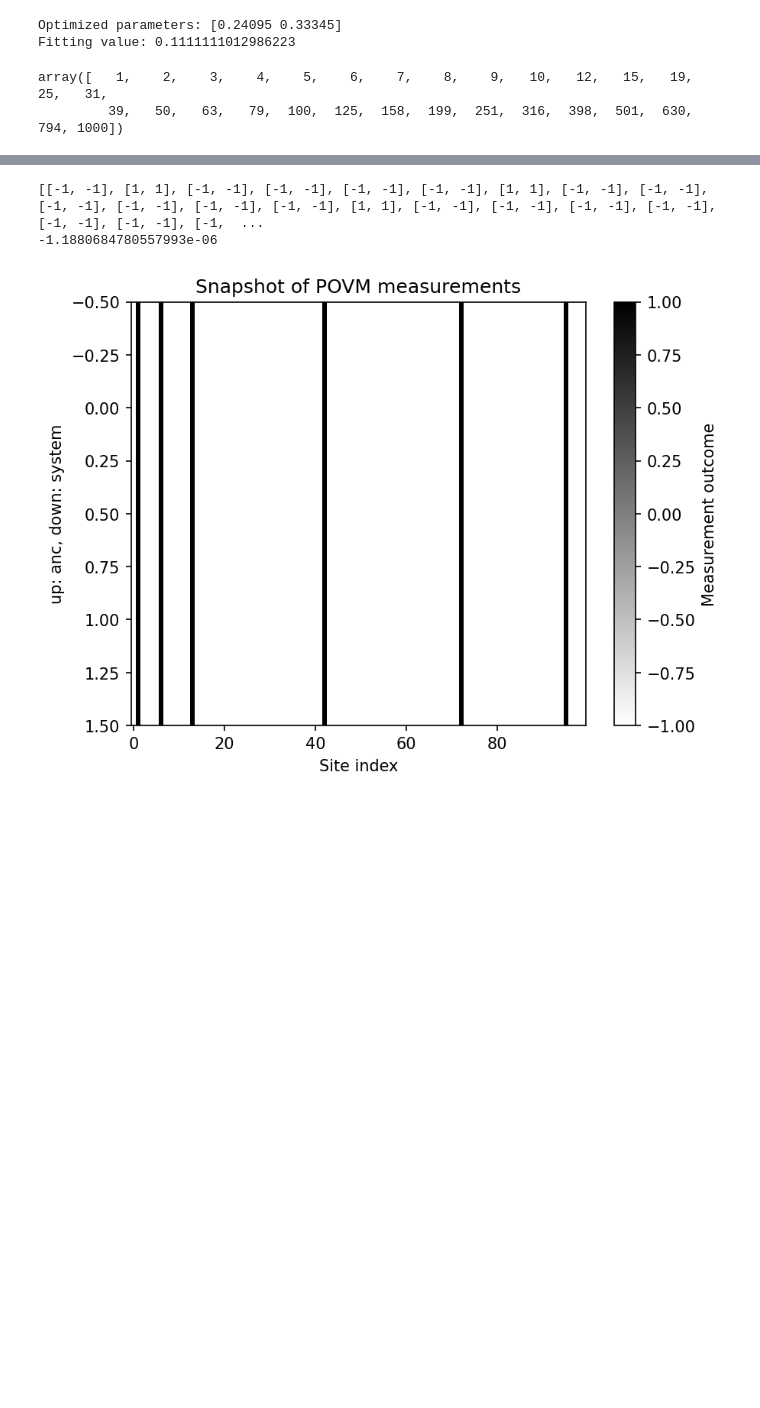
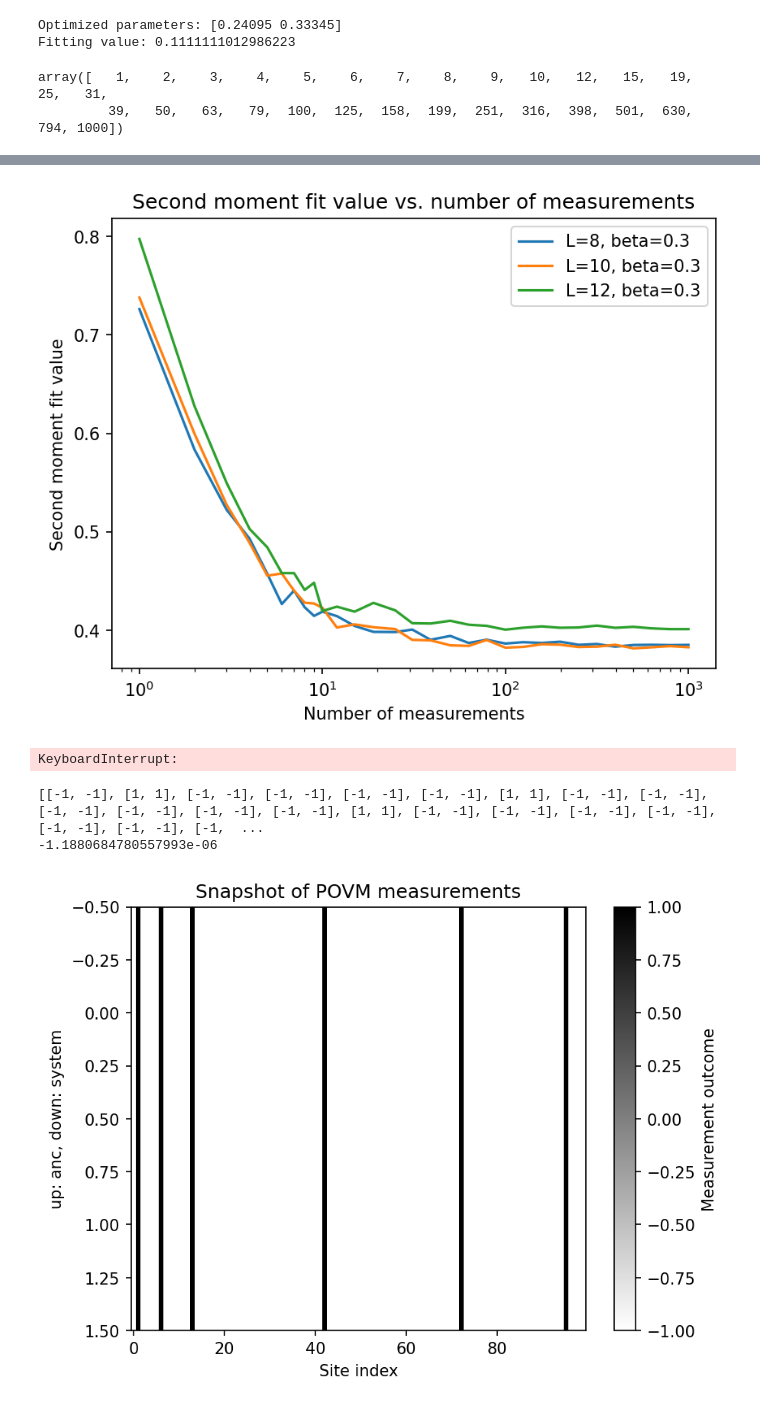
Before and after one commit to YueLiu01/MPSToolBox, a Jupyter notebook: snapshot_measurements.ipynb, the cells around one changed output, grey strips where cells are left out. Saved outputs shown, nothing was run; the diff lists cells and outputs as text; code cells hidden in the pictures; blank space fills up the shorter version.

```diff
--- a/snapshot_measurements.ipynb
+++ b/snapshot_measurements.ipynb
@@ -108,36 +227,89 @@ for L in [8, 10, 12]:
         N_shuffle = 100
         results = []
         for n in N_list:
             result_i = []
             for i in range(L):
                 for _ in range(N_shuffle):
                     observable = outcomes_sys[:,i]
 
                     # shuffle outcomes_anc together with observable
                     indices = np.random.permutation(N)
 
                     s = outcomes_anc[indices,:][:n]
                     o = observable[indices][:n]
 
                     def myfun(s, length_scale, amplitude):
                         if method == 'softcut':
                             return f_window_average_softcut(s, i, length_scale, amplitude, periodic=True)
                         elif method == 'hardcut':
                             return f_window_average_hardcut(s, i, length_scale, amplitude, periodic=True)
                         else:
                             raise ValueError('Unknown method')
-
-                    result_i.append(second_moment_snapshot_optimize(s, o, f=myfun, params0=[L/4, 1.0])[1])
+                    p, v, success = second_moment_snapshot_optimize(s, o, f=myfun, params0=[L/4, 1.0])
+                    if success:
+                        result_i.append(v)
+                    else:
+                        print(f"Optimization failed for L={L}, beta={beta}, n={n}, i={i}. Skipping this run.")
             results.append(np.mean(result_i))
 
         plt.semilogx(N_list, results, label='L='+str(L)+', beta='+str(beta))
-        np.save('CritIsing_L'+str(L)+'_beta'+str(beta)+'_Zsecond_moment'+method+'.npy', results)
+        np.save('CritIsing_L'+str(L)+'_beta'+str(beta)+'_Zsecond_moment_'+method+'.npy', results)
         np.save('CritIsing_L'+str(L)+'_beta'+str(beta)+'_ZN_list_'+method+'.npy', N_list)
 plt.xlabel('Number of measurements')
 plt.ylabel('Second moment fit value')
 plt.title('Second moment fit value vs. number of measurements')
 plt.legend()
 plt.show()
+# %% [output]
+[figure, added]
+# %%
+import matplotlib.pyplot as plt
+
+method = 'hardcut'  # 'softcut' or 'hardcut'
+for L in [8]:
+    for beta in [0.3]:
+        outcomes_sys = np.load('data/CritIsing_L'+str(L)+'_beta'+str(beta)+'_Zoutcomes_sys.npy')
+        outcomes_anc = np.load('data/CritIsing_L'+str(L)+'_beta'+str(beta)+'_Zoutcomes_anc.npy')
+        N, _ = outcomes_sys.shape
+        N_list = np.append(np.array([1,2,3,4,5, 6, 7, 8, 9]).astype(int), np.logspace(1, 3, 21).astype(int))
+        N_shuffle = 100
+        results = []
+        for n in N_list:
+            result_i = []
+            for i in range(L):
+                for _ in range(N_shuffle):
+                    observable = outcomes_sys[:,i]
+
+                    # shuffle outcomes_anc together with observable
+                    indices = np.random.permutation(N)
+
+                    s = outcomes_anc[indices,:][:n]
+                    o = observable[indices][:n]
+
+                    def myfun(s, length_scale, amplitude):
+                        if method == 'softcut':
+                            return f_window_average_softcut(s, i, length_scale, amplitude, periodic=True)
+                        elif method == 'hardcut':
+                            return f_window_average_hardcut(s, i, length_scale, amplitude, periodic=True)
+                        else:
+                            raise ValueError('Unknown method')
+                    p, v, success = second_moment_snapshot_optimize_njit(s, o, f_njit=myfun, params0=[L/4, 1.0], method="L-BFGS-B")
+                    if success:
+                        result_i.append(v)
+                    else:
+                        print(f"Optimization failed for L={L}, beta={beta}, n={n}, i={i}. Skipping this run.")
+            results.append(np.mean(result_i))
+
+        plt.semilogx(N_list, results, label='L='+str(L)+', beta='+str(beta))
+        # np.save('CritIsing_L'+str(L)+'_beta'+str(beta)+'_Zsecond_moment_'+method+'.npy', results)
+        # np.save('CritIsing_L'+str(L)+'_beta'+str(beta)+'_ZN_list_'+method+'.npy', N_list)
+plt.xlabel('Number of measurements')
+plt.ylabel('Second moment fit value')
+plt.title('Second moment fit value vs. number of measurements')
+plt.legend()
+plt.show()
+# %% [output]
+KeyboardInterrupt:
 # %%
 '''
 Temperary testing code
```
Also changed, not shown: parts of 5 cells of this notebook, 9 other files.
